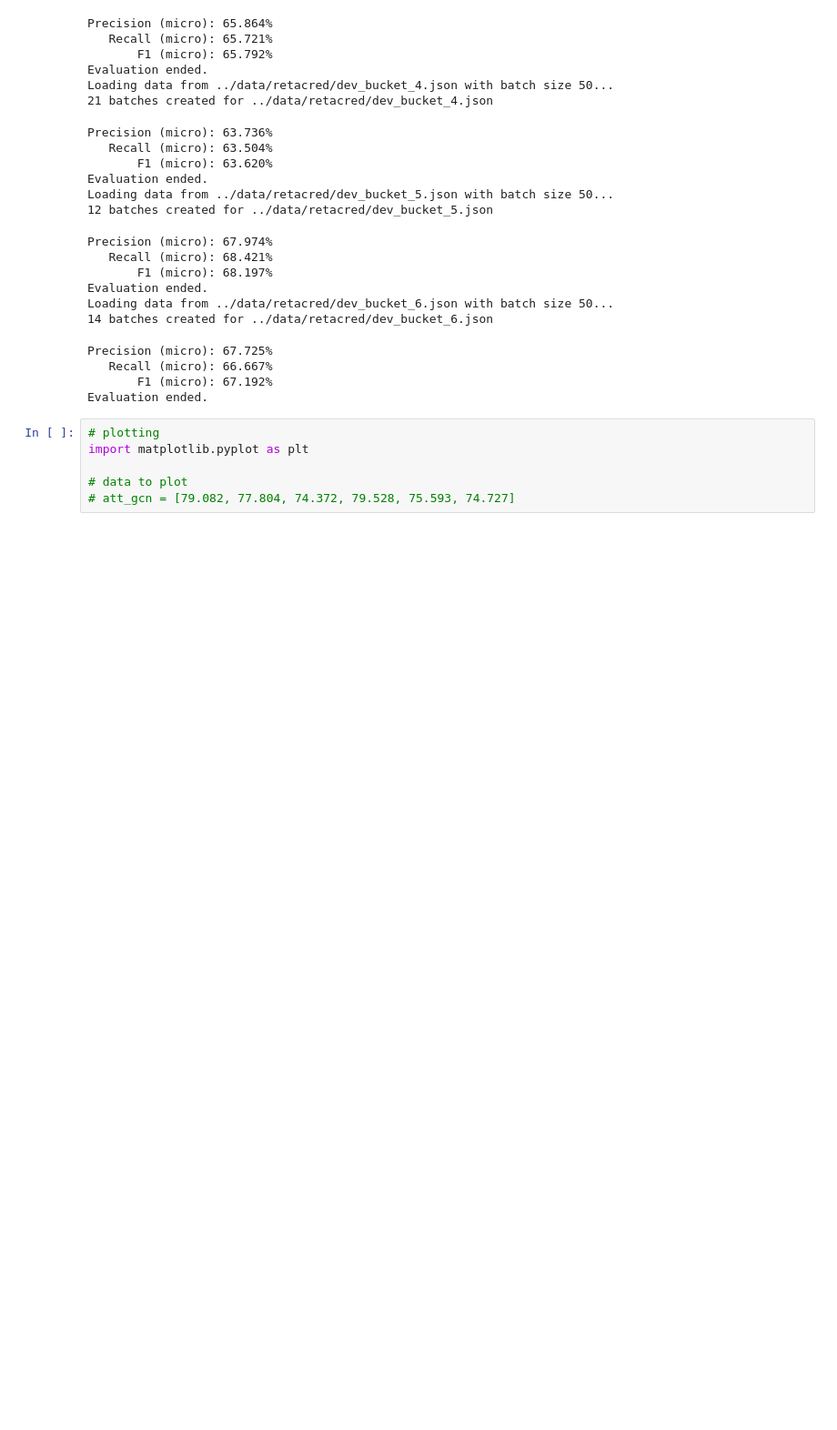
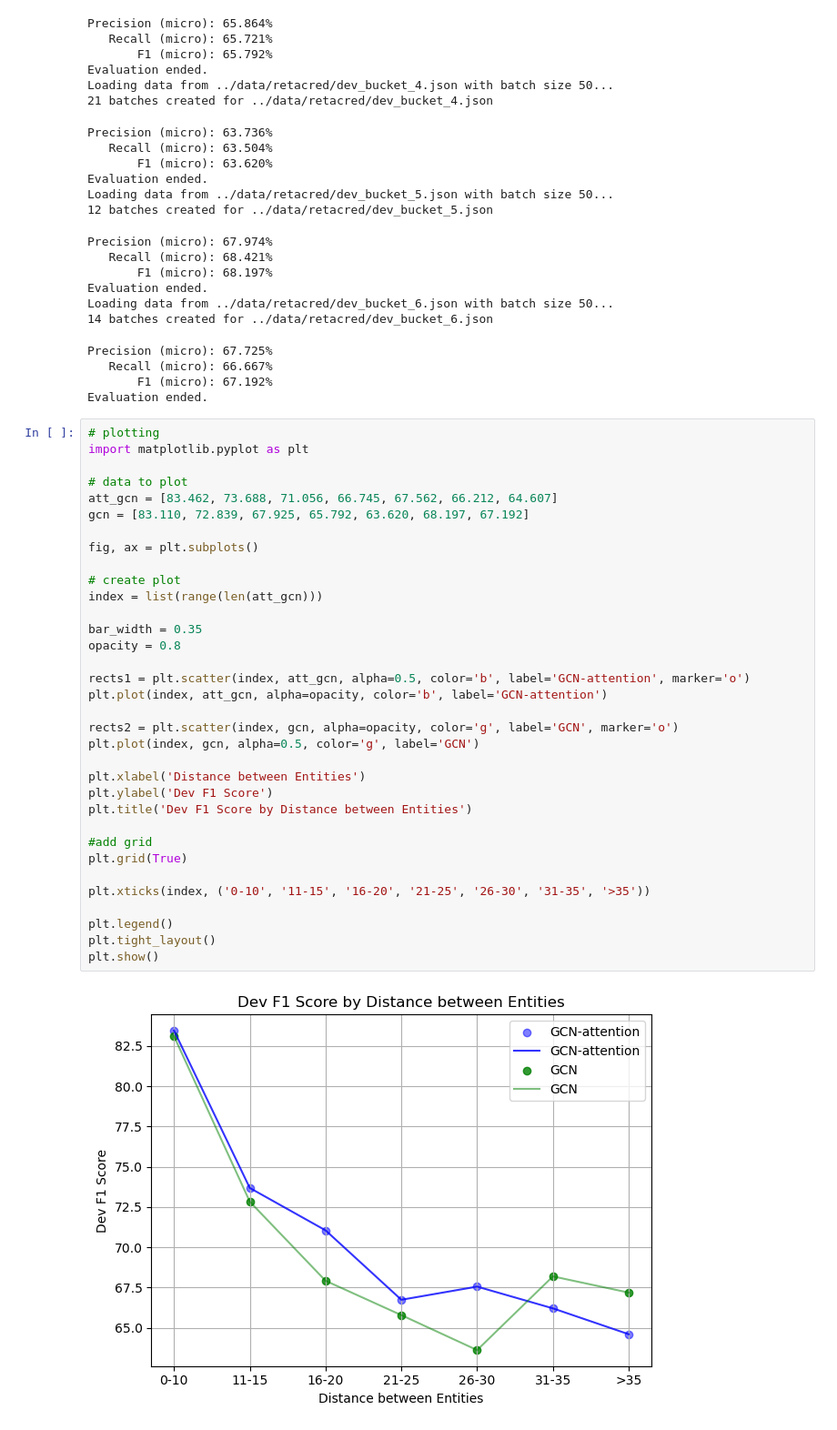
Before and after one commit to jonathondilworth/uom-relation-extraction, a Jupyter notebook: notebooks/ra_cgcn/seq_len_exp.ipynb, the cells around one changed output. Shown: that part at 91% size. Drawn from its saved outputs; the diff is of its cells as text; blank space fills up the shorter version.

Commit message:
Added plot to experiment

```diff
--- a/notebooks/ra_cgcn/seq_len_exp.ipynb
+++ b/notebooks/ra_cgcn/seq_len_exp.ipynb
@@ -254,9 +254,39 @@ Precision (micro): 67.725%
    Recall (micro): 66.667%
        F1 (micro): 67.192%
 Evaluation ended.
-# %%
-# plotting
-import matplotlib.pyplot as plt
-
-# data to plot
-# att_gcn = [79.082, 77.804, 74.372, 79.528, 75.593, 74.727]
+# %%
+# plotting
+import matplotlib.pyplot as plt
+
+# data to plot
+att_gcn = [83.462, 73.688, 71.056, 66.745, 67.562, 66.212, 64.607]
+gcn = [83.110, 72.839, 67.925, 65.792, 63.620, 68.197, 67.192]
+
+fig, ax = plt.subplots()
+
+# create plot
+index = list(range(len(att_gcn)))
+
+bar_width = 0.35
+opacity = 0.8
+
+rects1 = plt.scatter(index, att_gcn, alpha=0.5, color='b', label='GCN-attention', marker='o')
+plt.plot(index, att_gcn, alpha=opacity, color='b', label='GCN-attention')
+
+rects2 = plt.scatter(index, gcn, alpha=opacity, color='g', label='GCN', marker='o')
+plt.plot(index, gcn, alpha=0.5, color='g', label='GCN')
+
+plt.xlabel('Distance between Entities')
+plt.ylabel('Dev F1 Score')
+plt.title('Dev F1 Score by Distance between Entities')
+
+#add grid
+plt.grid(True)
+
+plt.xticks(index, ('0-10', '11-15', '16-20', '21-25', '26-30', '31-35', '>35'))
+
+plt.legend()
+plt.tight_layout()
+plt.show()
+# %% [output]
+[figure, added]
```
